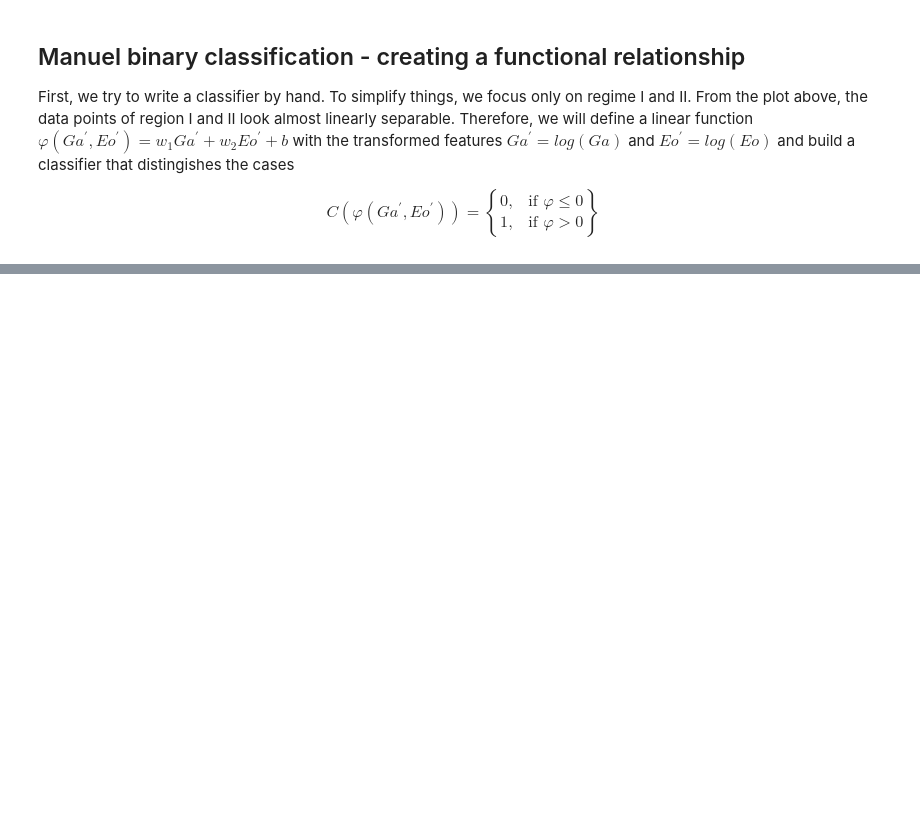
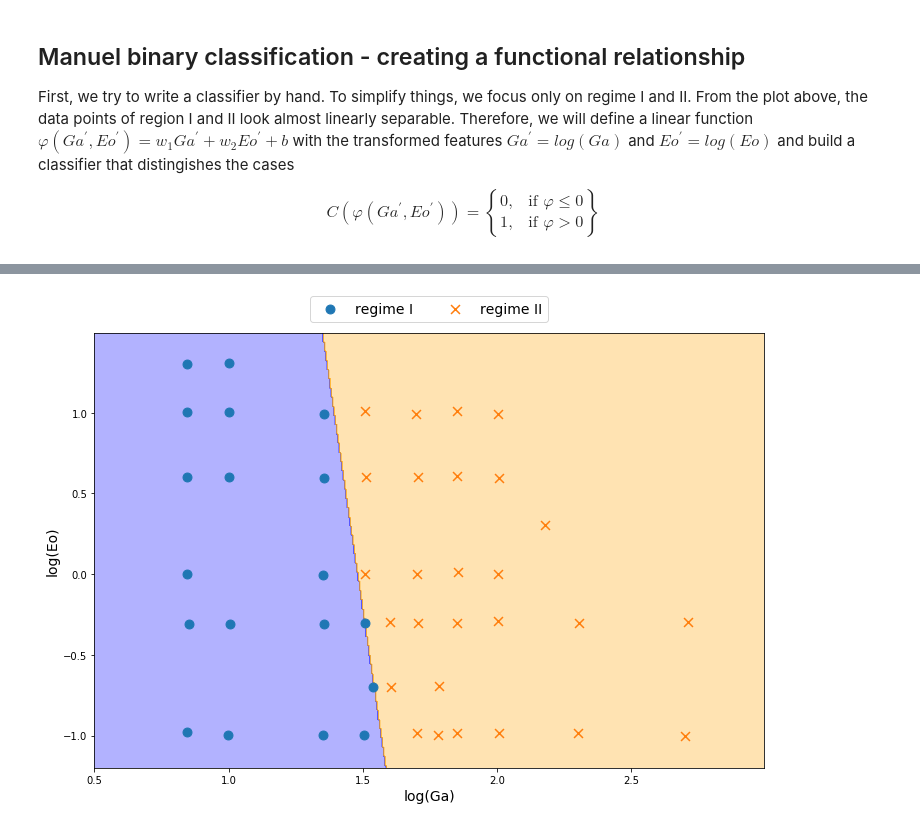
Before and after one commit to AndreWeiner/machine-learning-applied-to-cfd, a Jupyter notebook: notebooks/path_regime_classification.ipynb, the cells around one changed output, grey strips where cells are left out. Saved outputs shown, nothing was run; the diff lists cells and outputs as text; code cells hidden in the pictures; blank space fills up the shorter version.

```diff
--- a/notebooks/path_regime_classification.ipynb
+++ b/notebooks/path_regime_classification.ipynb
@@ -151,0 +229,14 @@ $$
+# %%
+plt.figure(figsize=(12, 8))
+prediction = classifier.predict(np.vstack((xx.ravel(), yy.ravel())).T)
+plt.contourf(xx, yy, prediction.reshape(xx.shape), cmap=ListedColormap(['blue', 'orange']), alpha=0.3)
+for regime, marker in zip(regimes[:2], markers[:2]):
+    plt.scatter(reducedData[reducedData["regime"] == regime].Ga, reducedData[reducedData["regime"] == regime].Eo,
+                marker=marker, s=80, label="regime {}".format(regime))
+
+plt.legend(loc='upper center', bbox_to_anchor=(0.5, 1.1), ncol=5, fontsize=fontsize)
+plt.xlabel(r"log(Ga)", fontsize=fontsize)
+plt.ylabel(r"log(Eo)", fontsize=fontsize)
+plt.show()
+# %% [output]
+[figure, added]
```
Also changed, not shown: parts of 8 cells of this notebook.
